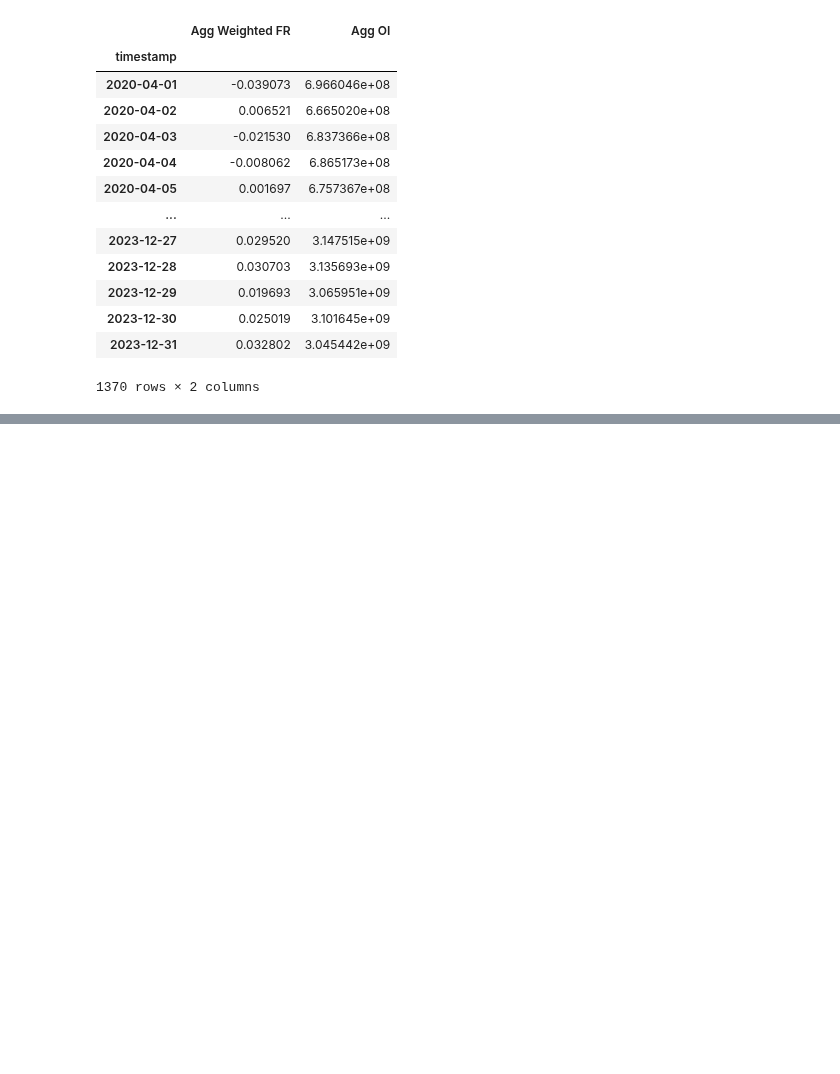
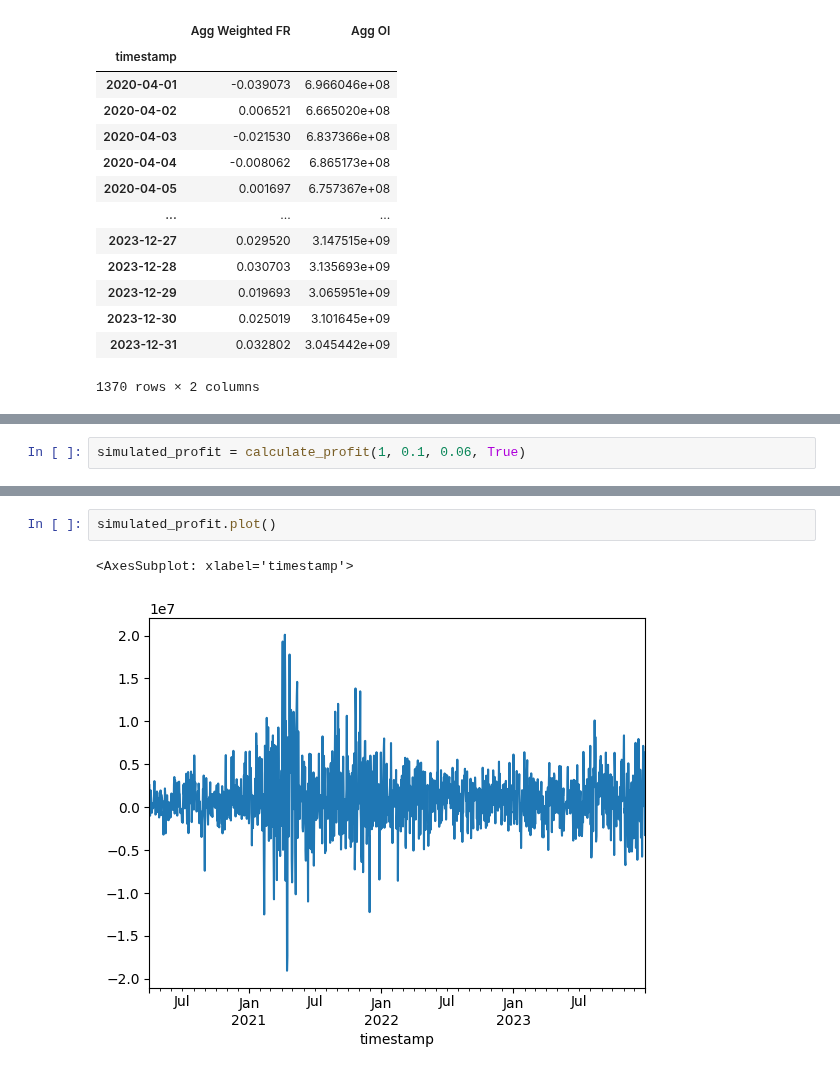
Before and after one commit to immortal16/OpenDeltaDeliverables, a Jupyter notebook: 2_2_simulations.ipynb, the cells around one changed output, grey strips where cells are left out. Drawn from its saved outputs; the diff is of its cells as text; blank space fills up the shorter version.

```diff
--- a/2_2_simulations.ipynb
+++ b/2_2_simulations.ipynb
@@ -64,0 +137,2 @@ Quantile_95: Mean = 0.010029230014168358, Std = 0.026324996024906157, Skew = 4.0
+# %%
+simulated_profit = calculate_profit(1, 0.1, 0.06, True)
@@ -64,0 +147,5 @@ Quantile_95: Mean = 0.010029230014168358, Std = 0.026324996024906157, Skew = 4.0
+# %%
+simulated_profit.plot()
+# %% [output]
+<AxesSubplot: xlabel='timestamp'>
+[figure, added]
```
Also changed, not shown: parts of 11 cells of this notebook.
